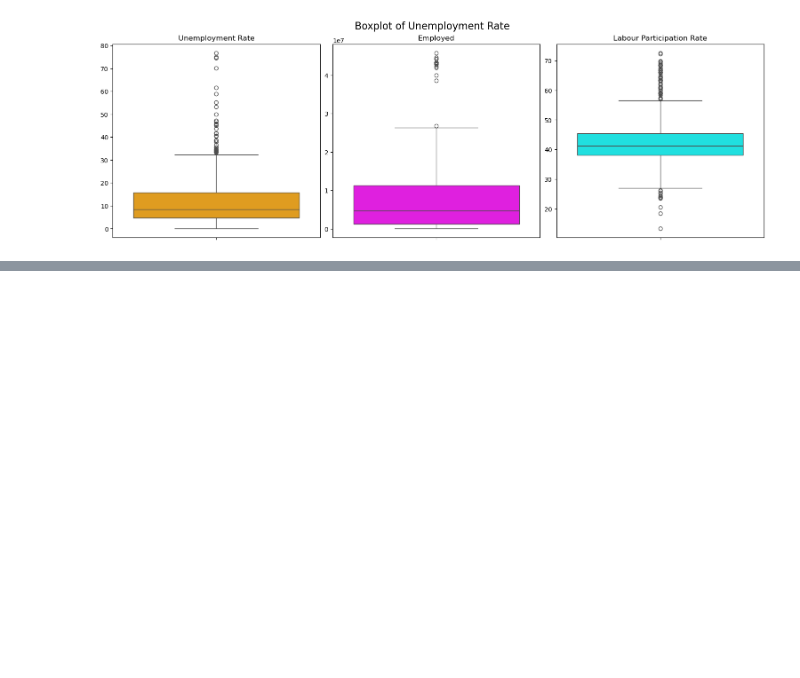
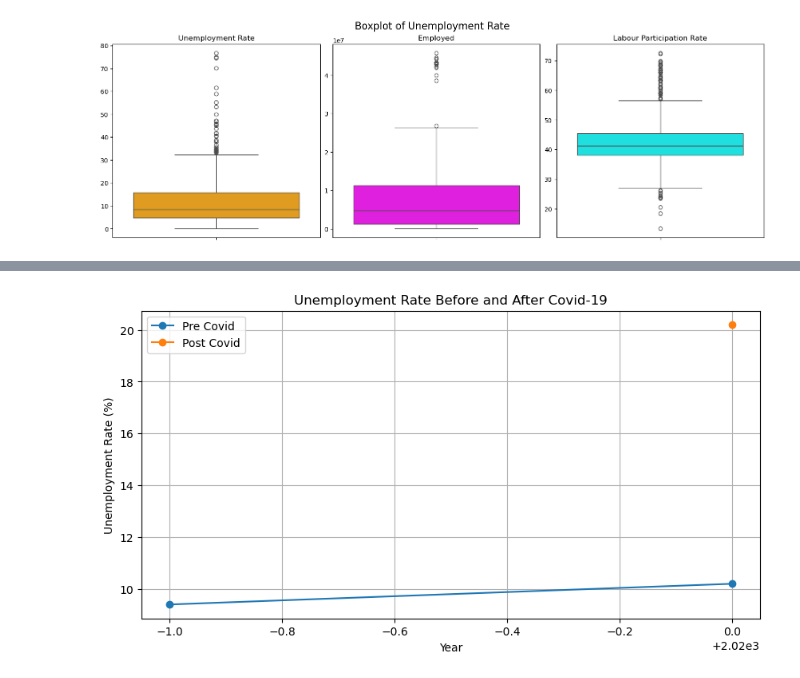
Before and after one commit to Ukpro-code/Coding-Shinobi, a Jupyter notebook: Codealpha_tasks/Task 2/unemployment.ipynb, the cells around one changed output, grey strips where cells are left out. Saved outputs shown, nothing was run; the diff lists cells and outputs as text; code cells hidden in the pictures; blank space fills up the shorter version.

Commit message:
umemployment data analysis completed successfully

```diff
--- a/Codealpha_tasks/Task 2/unemployment.ipynb
+++ b/Codealpha_tasks/Task 2/unemployment.ipynb
@@ -280,0 +344,11 @@ plt.show()
+# %%
+# Conversion of date column to datetime
+dfu['Date'] = pd.to_datetime(dfu['Date'])
+
+# convert object to category data type
+dfu['Region'] = dfu['Region'].astype('category')
+dfu['Frequency'] = dfu['Frequency'].astype('category')
+dfu['Area'] = dfu['Area'].astype('category')
+
+# Display the data types
+dfu.dtypes
@@ -280,0 +418,22 @@ plt.show()
+# %%
+# Finding Insights from the data
+
+# How Covid-19 has impacted the unemployment rate in India
+
+# Group the data by year and calculate the mean of the unemployment rate
+pre_covid = dfu[dfu['Covid_Period'] == 'No'].groupby('Year')['Unemployment_Rate'].mean()
+post_covid = dfu[dfu['Covid_Period'] == 'Yes'].groupby('Year')['Unemployment_Rate'].mean()
+covid_impact = post_covid - pre_covid
+
+# Display the data
+print('Pre Covid Unemployment Rate:')
+for year, rate in pre_covid.items():
+	print(f'{year}: {rate:.2f} %')
+
+print('\nPost Covid Unemployment Rate:')
+for year, rate in post_covid.items():
+	print(f'{year}: {rate:.2f} %')
+
+print('\nCovid Impact on Unemployment Rate:')
+for year, impact in covid_impact.items():
+	print(f'{year}: {impact:.2f} %')
@@ -280,0 +451,13 @@ plt.show()
+# %%
+# plotting the data
+plt.figure(figsize=(10, 5))
+pre_covid.plot(label='Pre Covid', marker='o')
+post_covid.plot(label='Post Covid', marker='o')
+plt.title('Unemployment Rate Before and After Covid-19')
+plt.xlabel('Year')
+plt.ylabel('Unemployment Rate (%)')
+plt.legend()
+plt.grid(True)
+plt.show()
+# %% [output]
+[figure, added]
```
Also changed, not shown: parts of 23 cells of this notebook.
